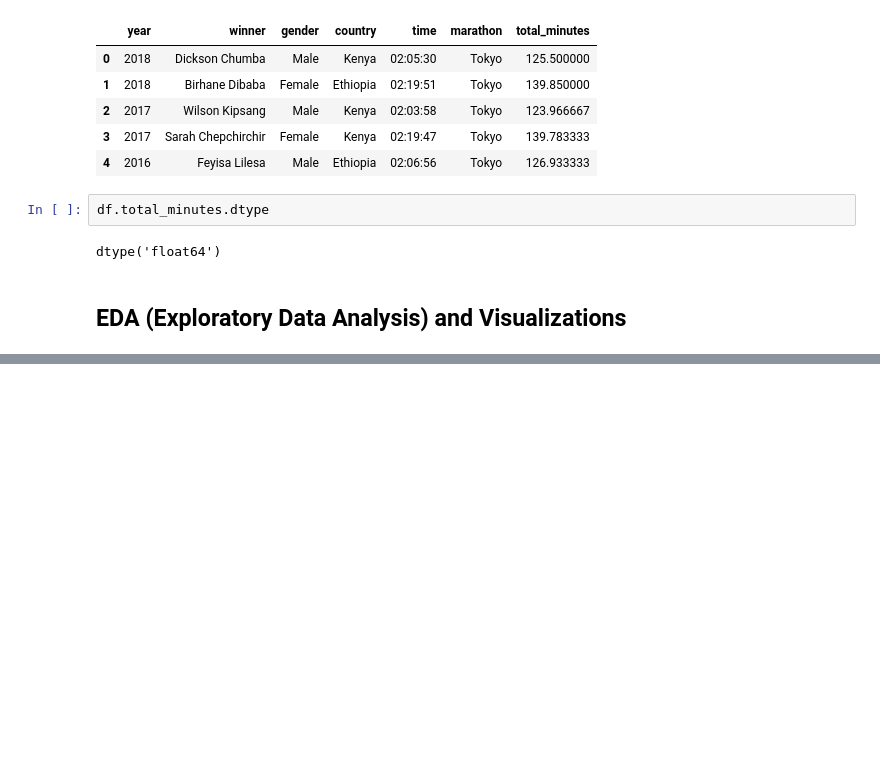
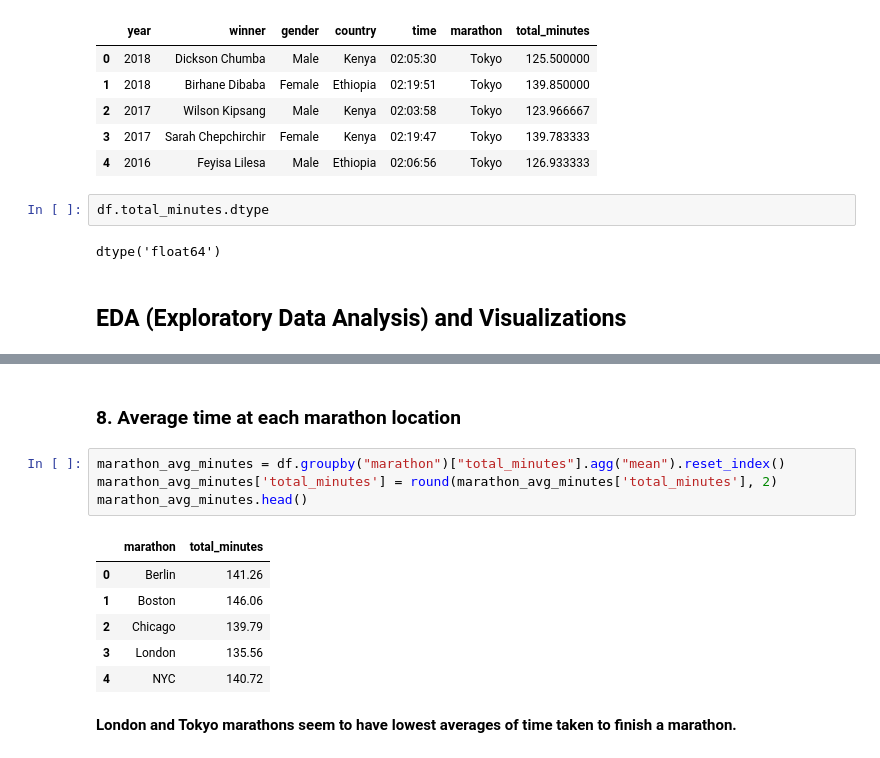
Before and after one commit to py404/WorldMarathonMajors, a Jupyter notebook: WorldMarathonMajors.ipynb, the cells around one changed output, grey strips where cells are left out. Cells and saved outputs as stored; diff of their text form; blank space fills up the shorter version.

```diff
--- a/WorldMarathonMajors.ipynb
+++ b/WorldMarathonMajors.ipynb
@@ -331,0 +325,15 @@ alt.Chart(df).mark_boxplot(
+# %% [markdown]
+### 8. Average time at each marathon location
+# %%
+marathon_avg_minutes = df.groupby("marathon")["total_minutes"].agg("mean").reset_index()
+marathon_avg_minutes['total_minutes'] = round(marathon_avg_minutes['total_minutes'], 2)
+marathon_avg_minutes.head()
+# %% [output]
+|  | marathon | total_minutes |
+| 0 | Berlin | 141.26 |
+| 1 | Boston | 146.06 |
+| 2 | Chicago | 139.79 |
+| 3 | London | 135.56 |
+| 4 | NYC | 140.72 |
+# %% [markdown]
+**London and Tokyo marathons seem to have lowest averages of time taken to finish a marathon.**
```
Also changed, not shown: parts of 52 cells of this notebook.
